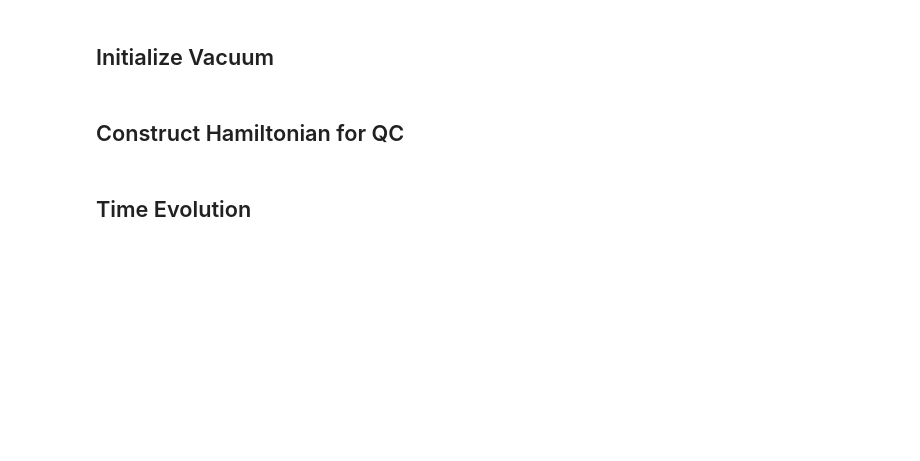
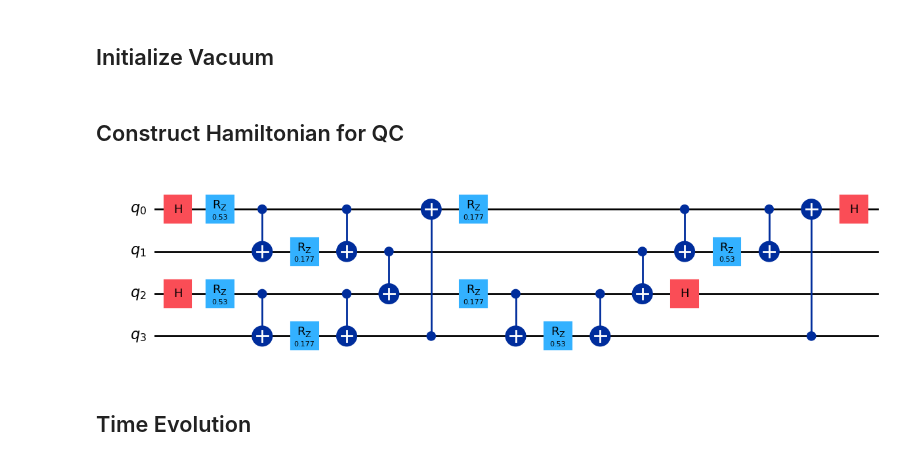
Before and after one commit to zhiyaol/string-breaking, a Jupyter notebook: QCsim.ipynb, the cells around one changed output. Saved outputs shown, nothing was run; the diff lists cells and outputs as text; code cells hidden in the pictures; blank space fills up the shorter version.

```diff
--- a/QCsim.ipynb
+++ b/QCsim.ipynb
@@ -185,6 +193,10 @@ def exp_hkin_odd(t, nq = nQ, cir = None):
     for i in range(nq//2): # even sites go to x basis
         cir.h(2*i)
     return cir
+# %%
+exp_hkin_odd(1,4).draw('mpl')
+# %% [output]
+[figure, added]
 # %%
 def exp_hm(t, nq = nQ, cir = None):
     if cir == None: cir = QuantumCircuit(nq)
```
Also changed, not shown: parts of 9 cells of this notebook, 1 other file.
